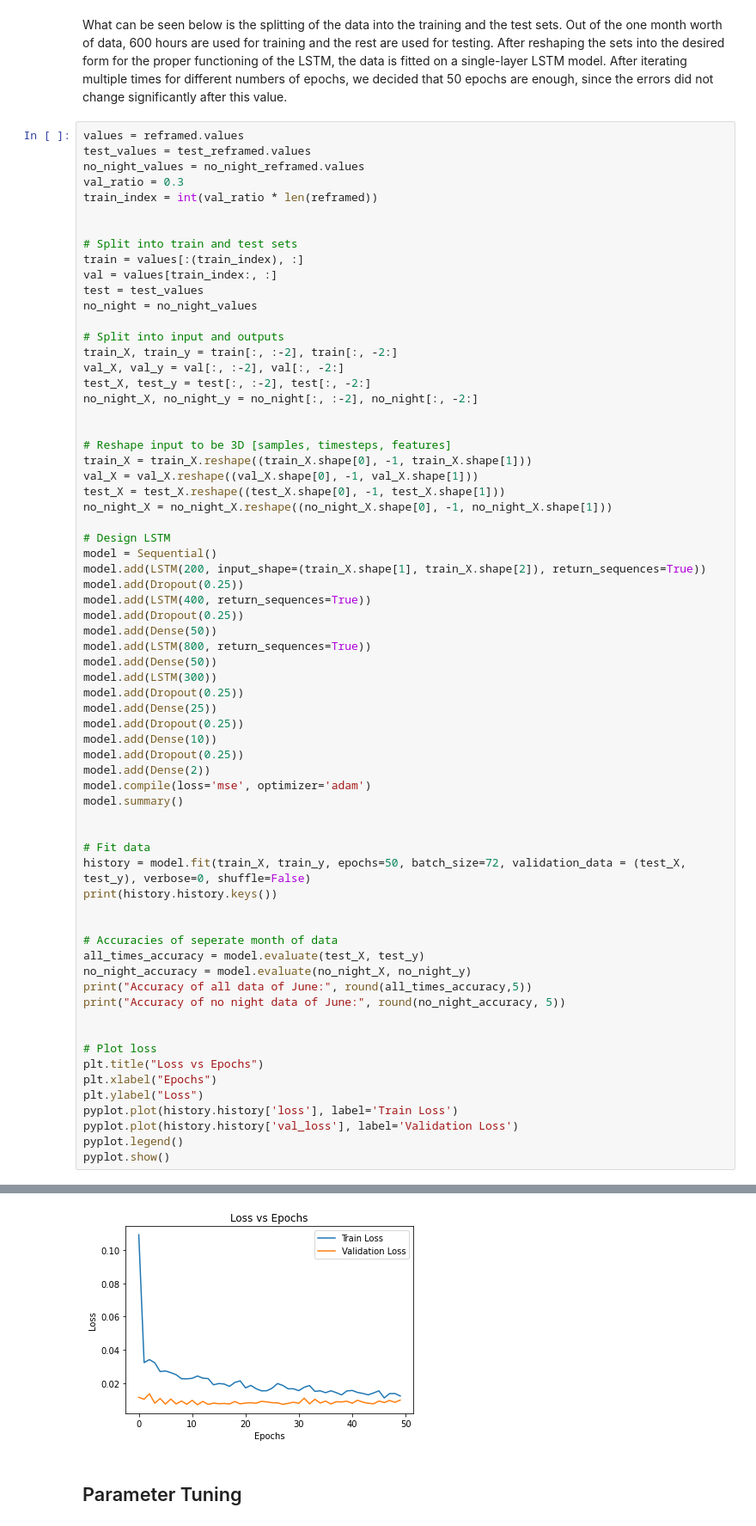
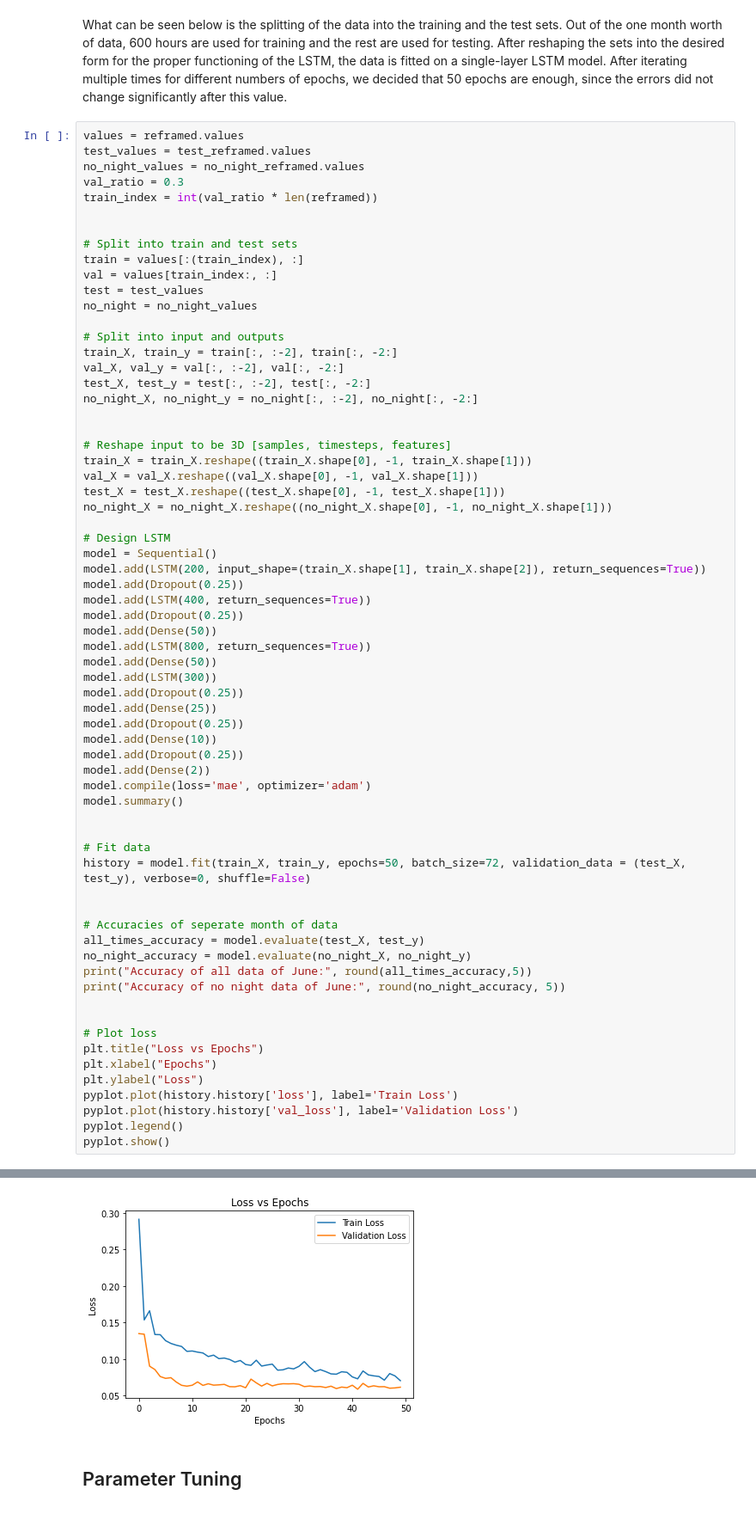
Before and after one commit to junzis/atdelay, a Jupyter notebook: LSTM_model.ipynb, the cells around one changed output, grey strips where cells are left out. Shown: that part at 86% size. Cells and saved outputs as stored; diff of their text form.

```diff
--- a/LSTM_model.ipynb
+++ b/LSTM_model.ipynb
@@ -246,13 +245,12 @@ model.add(Dropout(0.25))
 model.add(Dense(10))
 model.add(Dropout(0.25))
 model.add(Dense(2))
-model.compile(loss='mse', optimizer='adam')
+model.compile(loss='mae', optimizer='adam')
 model.summary()
 
 
 # Fit data
 history = model.fit(train_X, train_y, epochs=50, batch_size=72, validation_data = (test_X, test_y), verbose=0, shuffle=False)
-print(history.history.keys())
 
 
 # Accuracies of seperate month of data
@@ -291,4 +289,4 @@ Accuracy of no night data of June: 0.00948
-[figure, old version]
+[figure, new version]
 # %% [markdown]
 ## Parameter Tuning
 # %% [markdown]
```
Also changed, not shown: parts of 2 cells of this notebook.
